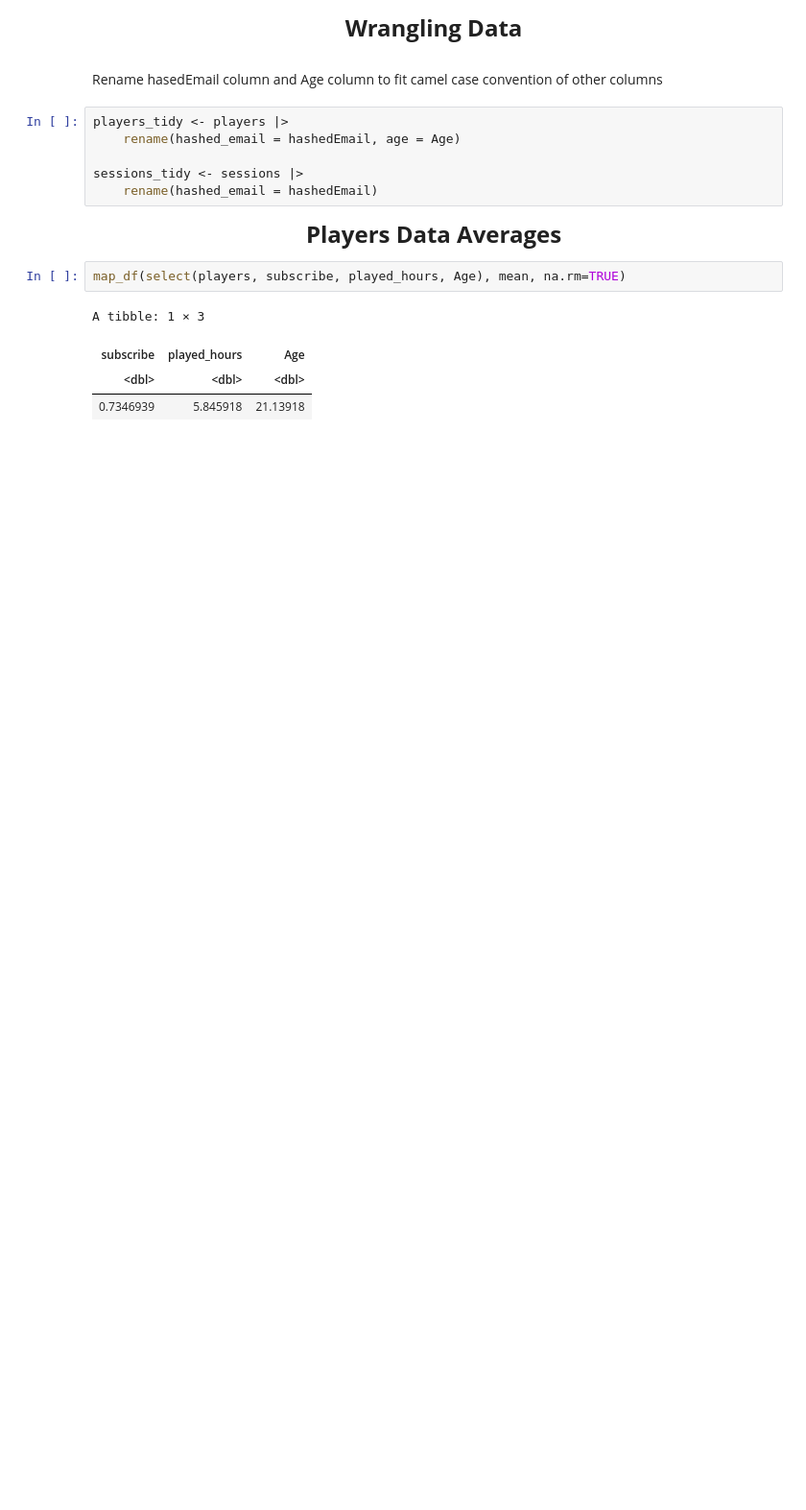
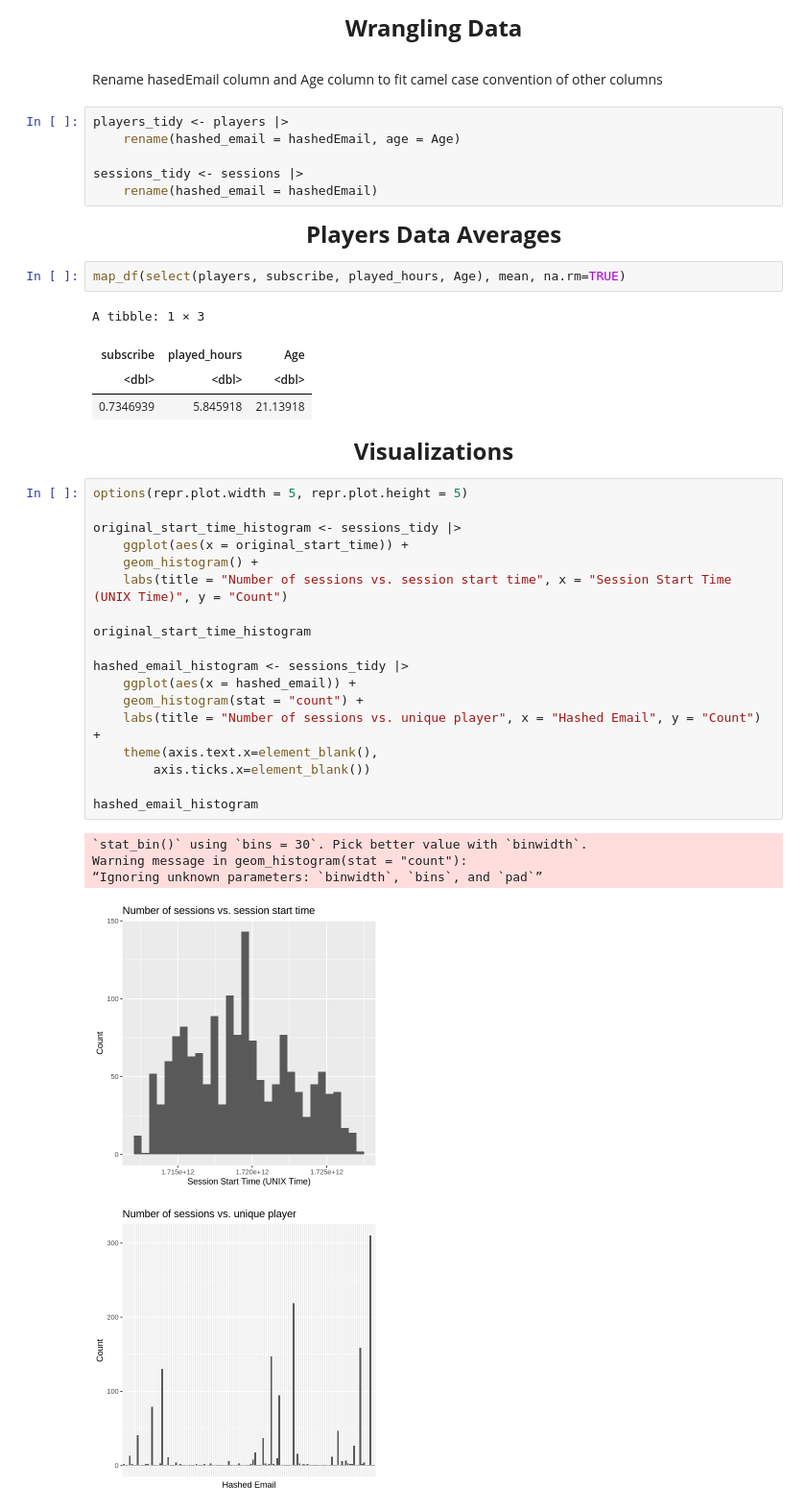
Before and after one commit to MatthewKyi/DSCI-100-004-Individual, a Jupyter notebook: IndividualPlanning.ipynb, the cells around one changed output. Shown: that part at 96% size. Cells and saved outputs as stored; diff of their text form; blank space fills up the shorter version.

Commit message:
Visualizations, Methods, and Plan

```diff
--- a/IndividualPlanning.ipynb
+++ b/IndividualPlanning.ipynb
@@ -184,3 +127,29 @@ A tibble: 1 × 3
 | subscribe | played_hours | Age |
 | <dbl> | <dbl> | <dbl> |
 | 0.7346939 | 5.845918 | 21.13918 |
+# %% [markdown]
+<p style="text-align: center; font-weight: bold; font-size: 18pt">Visualizations</p>
+# %%
+options(repr.plot.width = 5, repr.plot.height = 5)
+
+original_start_time_histogram <- sessions_tidy |>
+    ggplot(aes(x = original_start_time)) +
+    geom_histogram() +
+    labs(title = "Number of sessions vs. session start time", x = "Session Start Time (UNIX Time)", y = "Count")
+
+original_start_time_histogram
+
+hashed_email_histogram <- sessions_tidy |>
+    ggplot(aes(x = hashed_email)) +
+    geom_histogram(stat = "count") +
+    labs(title = "Number of sessions vs. unique player", x = "Hashed Email", y = "Count") +
+    theme(axis.text.x=element_blank(),
+        axis.ticks.x=element_blank())
+
+hashed_email_histogram
+# %% [output]
+`stat_bin()` using `bins = 30`. Pick better value with `binwidth`.
+Warning message in geom_histogram(stat = "count"):
+“Ignoring unknown parameters: `binwidth`, `bins`, and `pad`”
+[figure, added]
+[figure, added]
```
Also changed, not shown: parts of 7 cells of this notebook.
